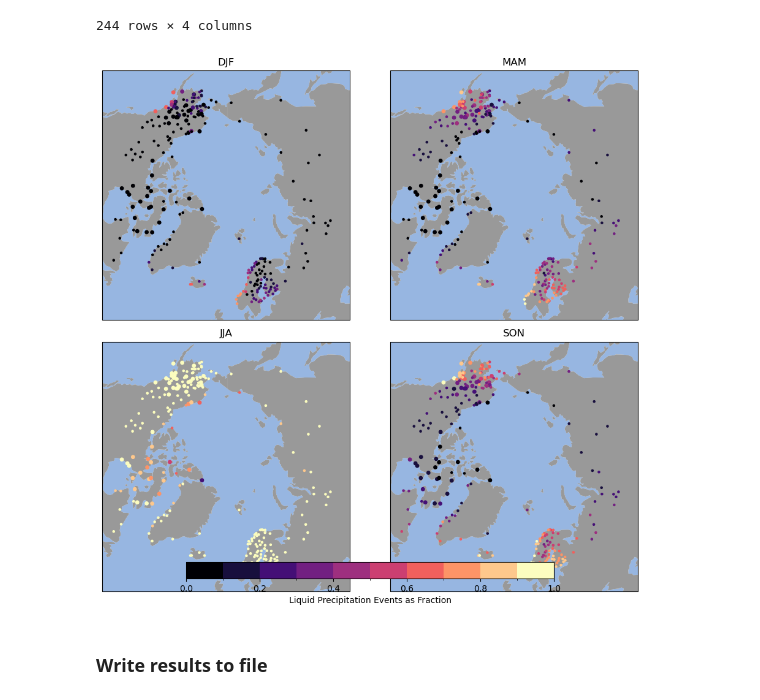
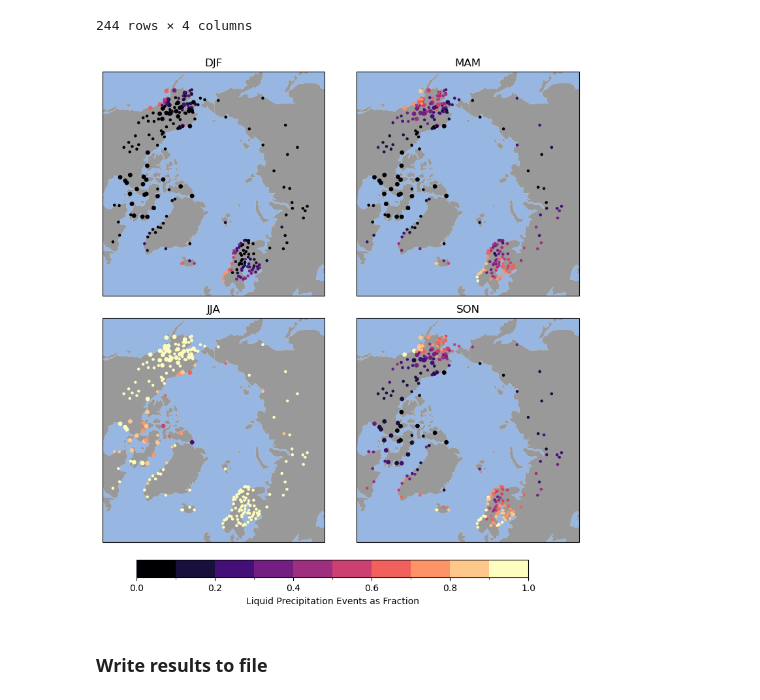
Before and after one commit to andypbarrett/rain_on_snow_climatology_paper, a Jupyter notebook: notebooks/liquid_precipitation_event_fraction.ipynb, the cells around one changed output. Drawn from its saved outputs; the diff is of its cells as text; code cells hidden in the pictures.

```diff
--- a/notebooks/liquid_precipitation_event_fraction.ipynb
+++ b/notebooks/liquid_precipitation_event_fraction.ipynb
@@ -88,16 +89,7 @@ Create a `dict` of station data files indexed by four-letter station id.
 
 Station metadata contains station name, latitude and longitude, state and country identifies indexed by station-id (`stdid`).  It is loaded as a `pandas.DataFrame` and converted to a Geopandas `GeoDataFrame`.
 # %%
-# Use ros_database code
-metadata = pd.read_csv(
-    STATION_METADATA,
-    index_col=0,
-    usecols=["stid","station_name","latitude","longitude",
-             "elevation","country","ncei91"],
-)
-gmetadata = gpd.GeoDataFrame(metadata,
-                             geometry=gpd.points_from_xy(metadata.longitude, metadata.latitude),
-                             crs="EPSG:4326")
+gmetadata = load_metadata()
 gmetadata.head()
 # %% [output]
 |  | station_name | latitude | longitude | elevation | country | ncei91 | geometry |
@@ -432,36 +424,36 @@ axes = []
 for i, season in enumerate(["DJF", "MAM", "JJA", "SON"], 1):
     ax = fig.add_subplot(2, 2, i, projection=proj)
     ax.set_extent([-180.,180.,minimum_latitude,90.], ccrs.PlateCarree())
     ax.add_feature(cfeature.OCEAN)
     ax.add_feature(cfeature.LAND, facecolor="0.6")
 
     if circle_plot:
         ax.set_boundary(circle, transform=ax.transAxes)
 
     img = gmetadata[gmetadata.nyear > threshold_nyear].to_crs(proj.to_wkt()).plot(
         ax=ax, markersize=15, column=season,
         legend=False, vmin=0., vmax=1.,
         norm=norm, cmap=cmap)
     img = gmetadata[gmetadata.nyear <= threshold_nyear].to_crs(proj.to_wkt()).plot(
         ax=ax, markersize=5, column=season,
         legend=False, vmin=0., vmax=1.,
         norm=norm, cmap=cmap)
     ax.set_title(season)
 
     axes.append(ax)
 
 # Add colorbar axis
 fig.subplots_adjust(bottom=0.1, top=0.9, hspace=0.1, wspace=0.01)
 cax = fig.add_axes((0.2, 0.04, 0.6, 0.03))
 fig.colorbar(mpl.cm.ScalarMappable(norm=norm, cmap=cmap),
              cax=cax, orientation="horizontal",
              label="Liquid Precipitation Events as Fraction")
 
-fig.tight_layout()
+# fig.tight_layout()
 
-fig.savefig("frequency_liquid_precipitation_events_by_season.png")
+fig.savefig("frequency_liquid_precipitation_events_by_season.png", bbox_inches="tight")
 # %% [output]
-[figure, old version]
+[figure, new version]
 # %% [markdown]
 ### Write results to file
 # %%
```
Also changed, not shown: parts of 3 cells of this notebook.
